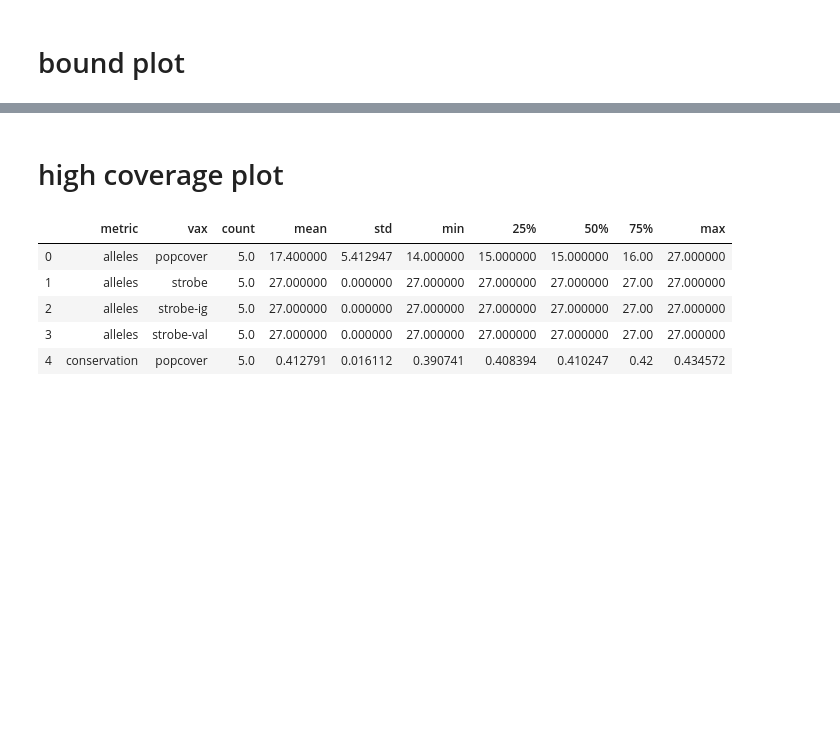
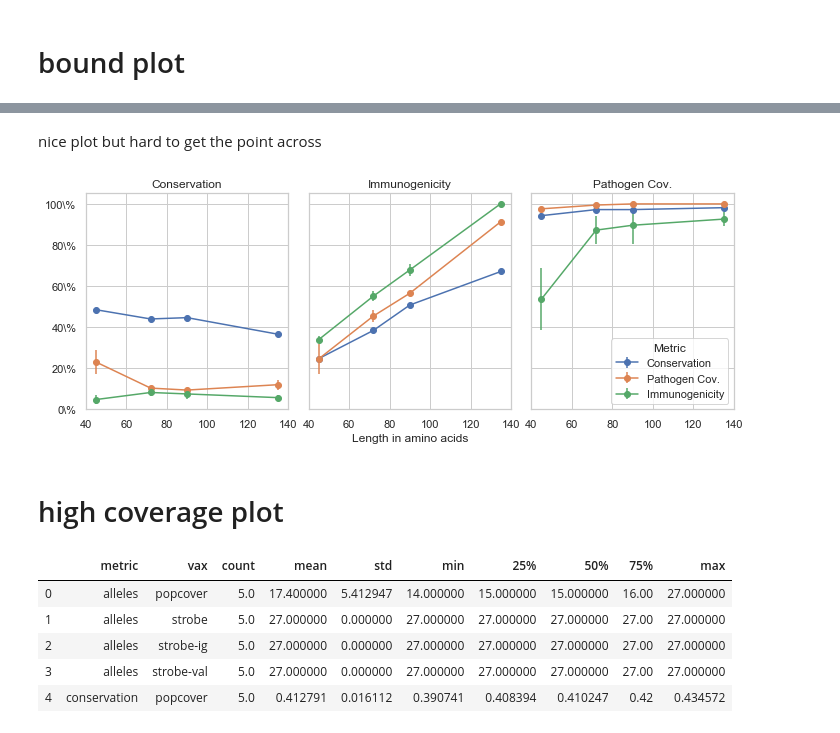
Before and after one commit to SchubertLab/GeneralizedEvDesign, a Jupyter notebook: plots.ipynb, the cells around one changed output, grey strips where cells are left out. Drawn from its saved outputs; the diff is of its cells as text; code cells hidden in the pictures; blank space fills up the shorter version.

```diff
--- a/plots.ipynb
+++ b/plots.ipynb
@@ -54,3 +102,44 @@ df.T.plot.bar()
+# %% [markdown]
+nice plot but hard to get the point across
+# %%
+pivot_mean = df[
+    df.metric.isin(['conservation', 'immunogen', 'norm_prot_coverage'])
+].pivot_table('mean', 'aa', ['metric', 'vax']).rename(columns=vaxmap)
+
+pivot_std = df[
+    df.metric.isin(['conservation', 'immunogen', 'norm_prot_coverage'])
+].pivot_table('std', 'aa', ['metric', 'vax']).rename(columns=vaxmap)
+# %%
+fig = plt.figure(figsize=(9, 3))
+grid = gridspec.GridSpec(1, 3, height_ratios=[1], width_ratios=[1, 1, 1],
+                         hspace=0.05, wspace=0.1, left=0, bottom=0, right=1, top=1,
+                         figure=fig)
+
+for i, (gg, col) in enumerate(zip(grid, pivot_mean.columns.levels[0])):
+    ax = fig.add_subplot(gg)
+    ppp[col].plot.line(ax=ax, marker='o', yerr=pivot_std[col])
+    ax.set_title(col)
+    ax.set_ylim(0, 1.05)
+    ax.set_xlim(40, 140)
+
+    if i > 0:
+        ax.set_yticklabels([])
+    else:
+        ax.set_yticklabels(['0\%', '20\%', '40\%', '60\%', '80\%', '100\%'])
+
+    if i == 1:
+        ax.set_xlabel('Length in amino acids')
+    else:
+        ax.set_xlabel('')
+
+    if i == 2:
+        ax.legend(loc='lower right', title='Metric')
+    else:
+        ax.get_legend().remove()
+
+plt.savefig('plots/bounds.pdf', bbox_inches='tight')
+# %% [output]
+[figure, added]
 # %% [markdown]
 # high coverage plot
 # %%
```
Also changed, not shown: parts of 10 cells of this notebook.
